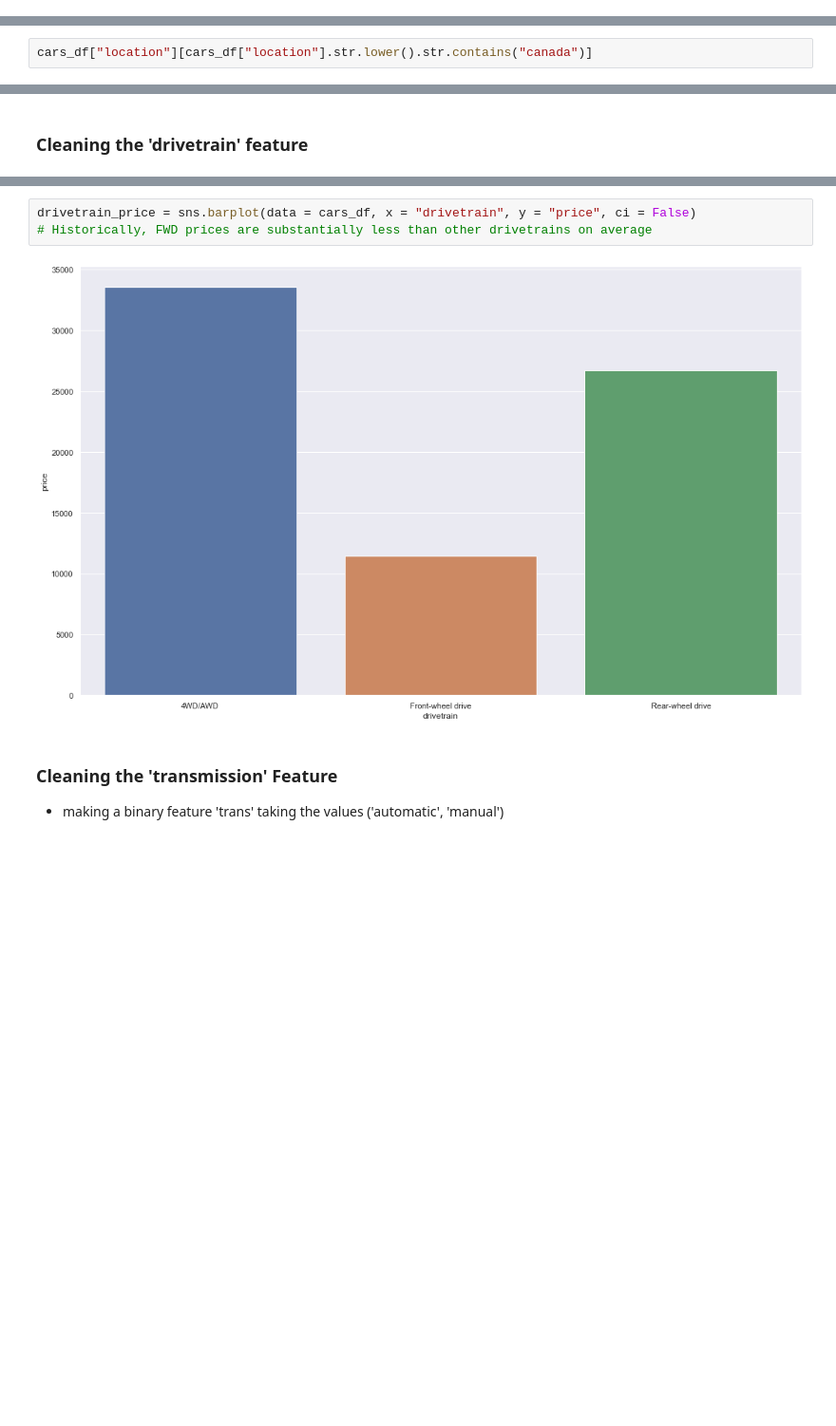
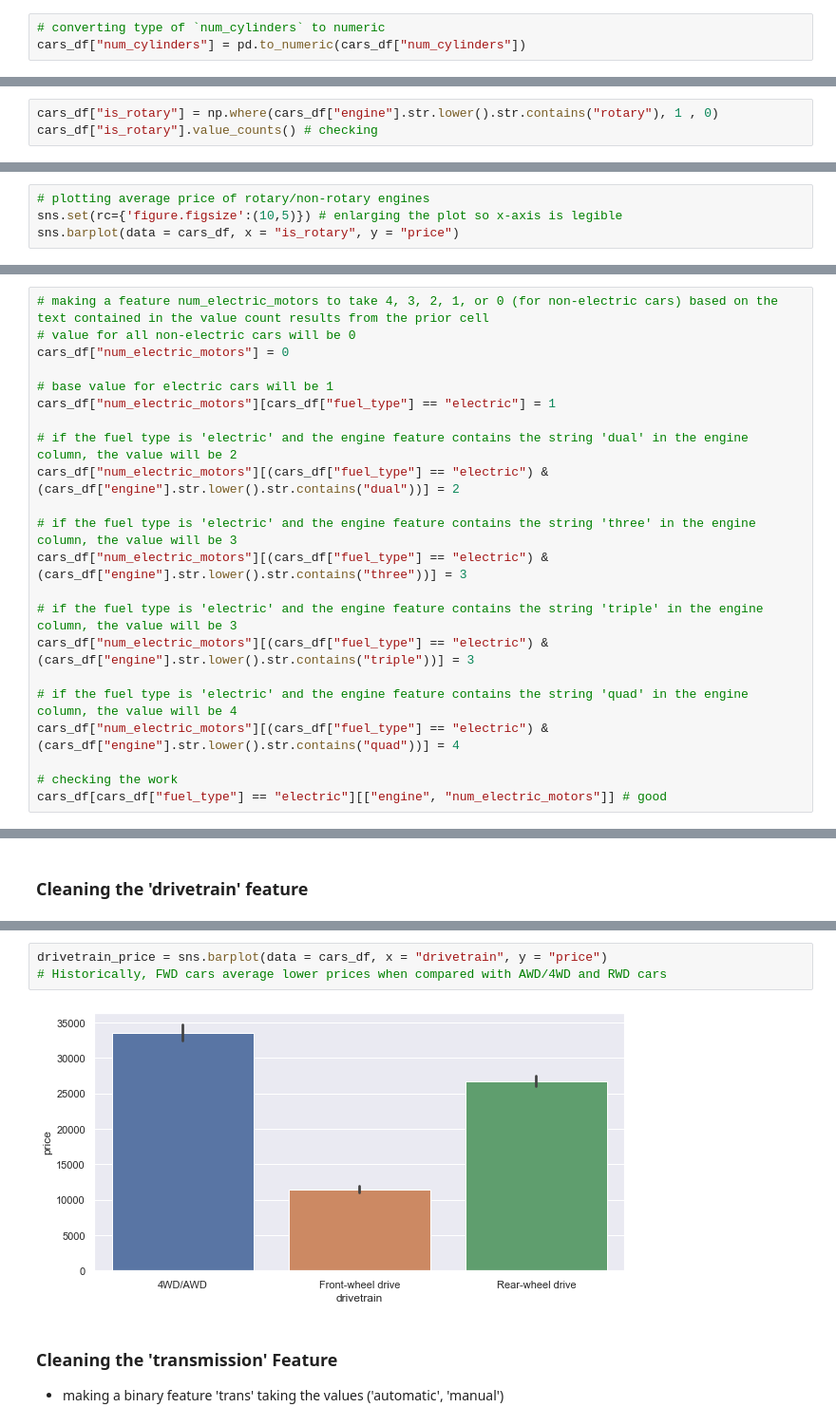
Before and after one commit to pwolff42/auto_auctions, a Jupyter notebook: data_cleansing.ipynb, the cells around one changed output, grey strips where cells are left out. Shown at 95% size. Saved outputs shown, nothing was run; the diff lists cells and outputs as text; blank space fills up the shorter version.

Commit message:
engineered engine features

```diff
--- a/data_cleansing.ipynb
+++ b/data_cleansing.ipynb
@@ -318,0 +566,3 @@ some of them do have zipcodes...see indexes (4559, 4974, 6892, 8374)
+# %%
+# converting type of `num_cylinders` to numeric
+cars_df["num_cylinders"] = pd.to_numeric(cars_df["num_cylinders"])
@@ -319,3 +597,4 @@ some of them do have zipcodes...see indexes (4559, 4974, 6892, 8374)
 # %%
-cars_df["location"][cars_df["location"].str.lower().str.contains("canada")]
+cars_df["is_rotary"] = np.where(cars_df["engine"].str.lower().str.contains("rotary"), 1 , 0)
+cars_df["is_rotary"].value_counts() # checking
 # %% [output]
@@ -383,0 +604,4 @@ See indexes:
+# %%
+# plotting average price of rotary/non-rotary engines
+sns.set(rc={'figure.figsize':(10,5)}) # enlarging the plot so x-axis is legible
+sns.barplot(data = cars_df, x = "is_rotary", y = "price")
@@ -383,0 +636,22 @@ See indexes:
+# %%
+# making a feature num_electric_motors to take 4, 3, 2, 1, or 0 (for non-electric cars) based on the text contained in the value count results from the prior cell
+# value for all non-electric cars will be 0
+cars_df["num_electric_motors"] = 0
+
+# base value for electric cars will be 1
+cars_df["num_electric_motors"][cars_df["fuel_type"] == "electric"] = 1
+
+# if the fuel type is 'electric' and the engine feature contains the string 'dual' in the engine column, the value will be 2
+cars_df["num_electric_motors"][(cars_df["fuel_type"] == "electric") & (cars_df["engine"].str.lower().str.contains("dual"))] = 2
+
+# if the fuel type is 'electric' and the engine feature contains the string 'three' in the engine column, the value will be 3
+cars_df["num_electric_motors"][(cars_df["fuel_type"] == "electric") & (cars_df["engine"].str.lower().str.contains("three"))] = 3
+
+# if the fuel type is 'electric' and the engine feature contains the string 'triple' in the engine column, the value will be 3
+cars_df["num_electric_motors"][(cars_df["fuel_type"] == "electric") & (cars_df["engine"].str.lower().str.contains("triple"))] = 3
+
+# if the fuel type is 'electric' and the engine feature contains the string 'quad' in the engine column, the value will be 4
+cars_df["num_electric_motors"][(cars_df["fuel_type"] == "electric") & (cars_df["engine"].str.lower().str.contains("quad"))] = 4
+
+# checking the work
+cars_df[cars_df["fuel_type"] == "electric"][["engine", "num_electric_motors"]] # good
@@ -393,9 +715,9 @@ Front-wheel drive     853
 dtype: int64
 # %%
-drivetrain_price = sns.barplot(data = cars_df, x = "drivetrain", y = "price", ci = False)
-# Historically, FWD prices are substantially less than other drivetrains on average
+drivetrain_price = sns.barplot(data = cars_df, x = "drivetrain", y = "price")
+# Historically, FWD cars average lower prices when compared with AWD/4WD and RWD cars
 # %% [output]
-[figure, old version]
+[figure, new version]
 # %% [markdown]
 ### Cleaning the 'transmission' Feature
 - making a binary feature 'trans' taking the values ('automatic', 'manual')
```
Also changed, not shown: parts of 85 cells of this notebook.
